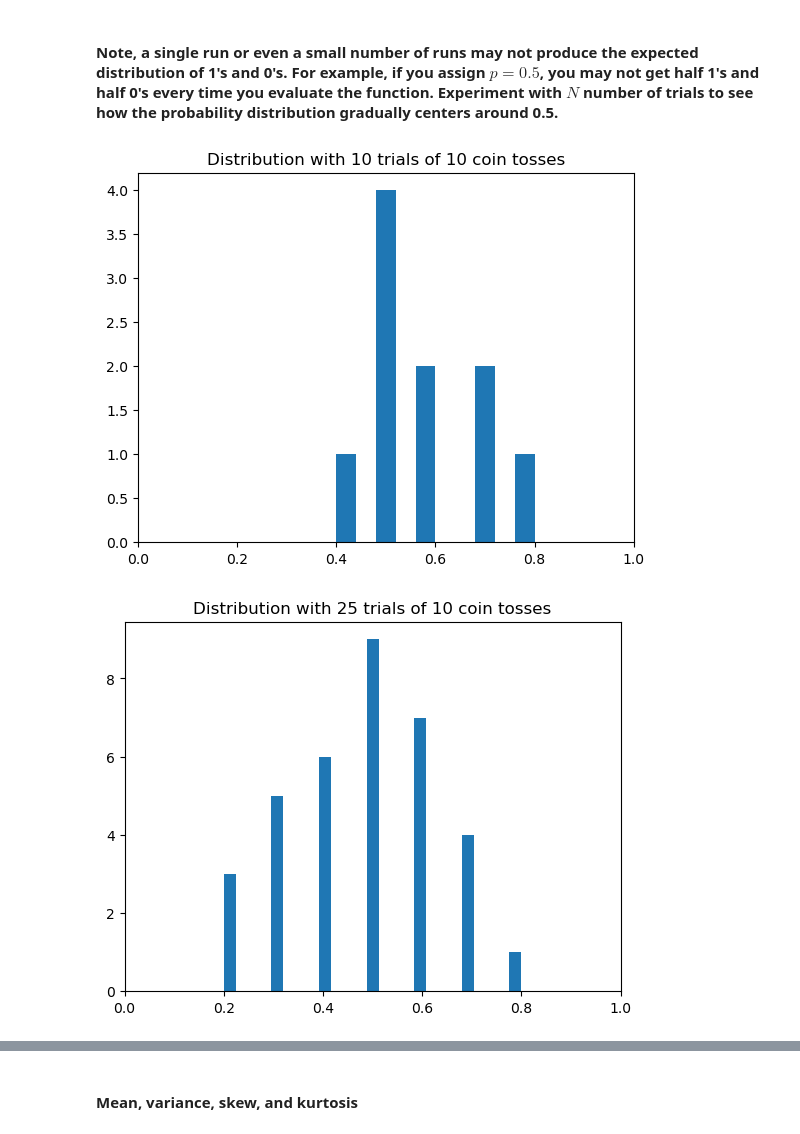
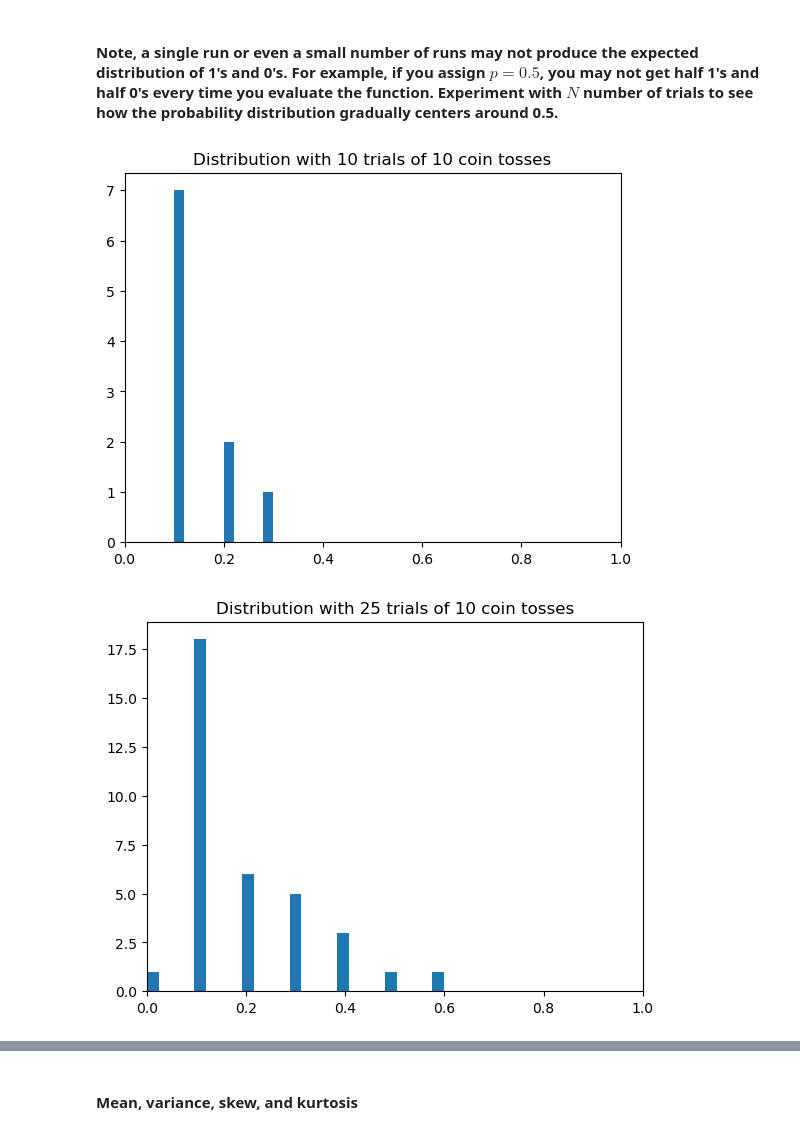
Before and after one commit to nevermind78/distrib, a Jupyter notebook: Prob_Distributions_Discrete.ipynb, the cells around one changed output, grey strips where cells are left out. Saved outputs shown, nothing was run; the diff lists cells and outputs as text; code cells hidden in the pictures.

```diff
--- a/Prob_Distributions_Discrete.ipynb
+++ b/Prob_Distributions_Discrete.ipynb
@@ -88,23 +91,23 @@ array([1, 0, 1, 1, 1, 1, 1, 1, 1, 1])
 #### Note, a single run or even a small number of runs may not produce the expected distribution of 1's and 0's. For example, if you assign $p=0.5$, you may not get half 1's and half 0's every time you evaluate the function. Experiment with $N$ number of trials to see how the probability distribution gradually centers around 0.5.
 # %%
 N_trials = [10,25,100,250,1000,10000,25000] # Number of trials
-pr=0.5 # Fair coin toss probability
+pr=0.2 # Fair coin toss probability
 av = [] # Empty list to store the average of the random variates
 
 # Generate 10 variates every time and take the average. That should be # of 1's i.e. 0.5 for a fair coin.
 for i in N_trials:
     for n in range(1,i+1):
         av.append(np.mean(bernoulli.rvs(p=pr,size=10)))
     if (i==10):
         plt.title("Distribution with {} trials of 10 coin tosses".format(i))
         plt.hist(av,bins=10)
         plt.xlim(0.0,1.0)
         plt.show()
     else:
         plt.title("Distribution with {} trials of 10 coin tosses".format(i))
         plt.hist(av,bins=25)
         plt.xlim(0.0,1.0)
         plt.show()
 # %% [output]
-[figure, old version]
+[figure, new version]
-[figure, old version]
+[figure, new version]
```
Also changed, not shown: parts of 18 cells of this notebook.
